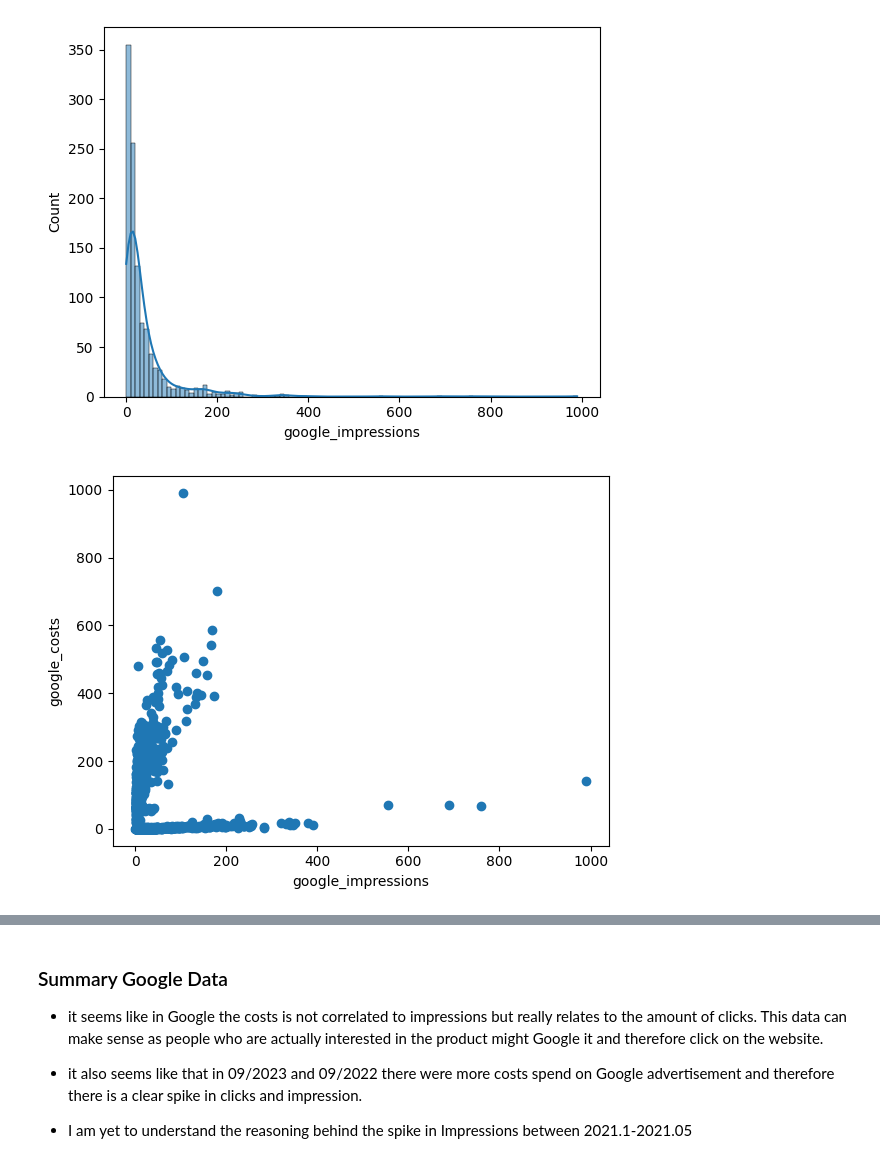
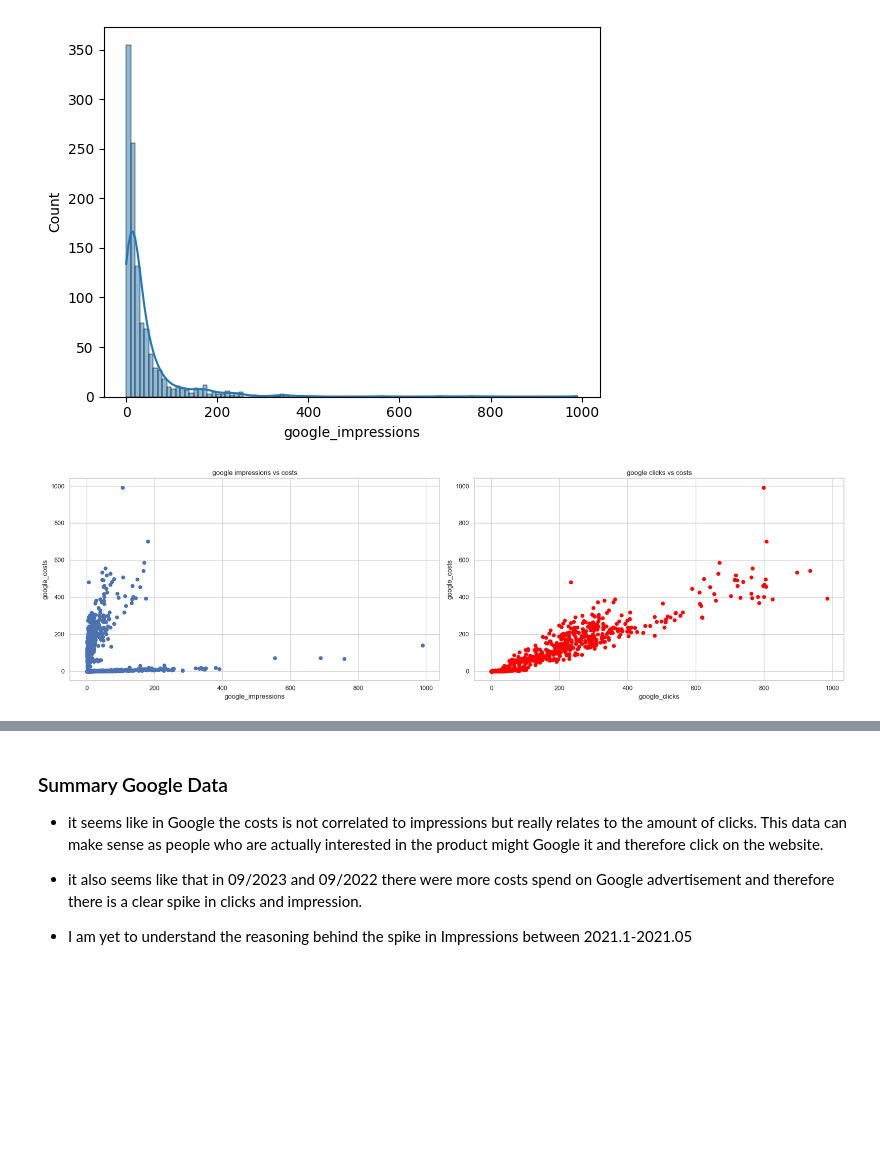
Before and after one commit to data-Zee/MMM-project-lewagon, a Jupyter notebook: notebooks/EDA-noa.ipynb, the cells around one changed output, grey strips where cells are left out. Saved outputs shown, nothing was run; the diff lists cells and outputs as text; code cells hidden in the pictures; blank space fills up the shorter version.

```diff
--- a/notebooks/EDA-noa.ipynb
+++ b/notebooks/EDA-noa.ipynb
@@ -194,3 +167,11 @@ df
 # %%
 df["working_day"]=0
 df.loc[df["Day"].dt.weekday<5,"working_day"]=1
+# %%
+fb_data['fb_cpc']=fb_data['fb_costs']/fb_data['fb_clicks']
+tt_data['tt_cpc']=tt_data['tt_costs']/tt_data['tt_clicks']
+google_data['google_cpc']=google_data['google_costs']/google_data['google_clicks']
+# %%
+fb_data['fb_cpm']=(fb_data['fb_costs']/fb_data['fb_impressions'])*1000
+tt_data['tt_cpm']=(tt_data['tt_costs']/tt_data['tt_impressions'])*1000
+google_data['google_cpm']=(google_data['google_costs']/google_data['google_impressions'])*1000
@@ -246,0 +246,2 @@ Index(['Day', 'google_costs', 'google_impressions', 'google_clicks'], dtype='obj
+# %%
+google_data.sort_values(by='Day', inplace=True)
@@ -368,8 +417,21 @@ sns.histplot(google_data['google_impressions'], bins=100, kde=True)
 <Axes: xlabel='google_impressions', ylabel='Count'>
 [figure]
 # %%
+plt.figure(figsize=(20,6))
+plt.subplot(1,2,1)
+
 plt.scatter(google_data['google_impressions'], google_data['google_costs'])
 plt.xlabel('google_impressions')
-plt.ylabel('google_costs');
+plt.ylabel('google_costs')
+plt.title('google impressions vs costs')
+
+plt.subplot(1,2,2)
+plt.scatter(google_data['google_clicks'], google_data['google_costs'], c='red')
+plt.xlabel('google_clicks')
+plt.ylabel('google_costs')
+plt.title('google clicks vs costs')
+
+plt.tight_layout()
+plt.show()
 # %% [output]
-[figure, old version]
+[figure, new version]
```
Also changed, not shown: parts of 102 cells of this notebook, 2 other files.
